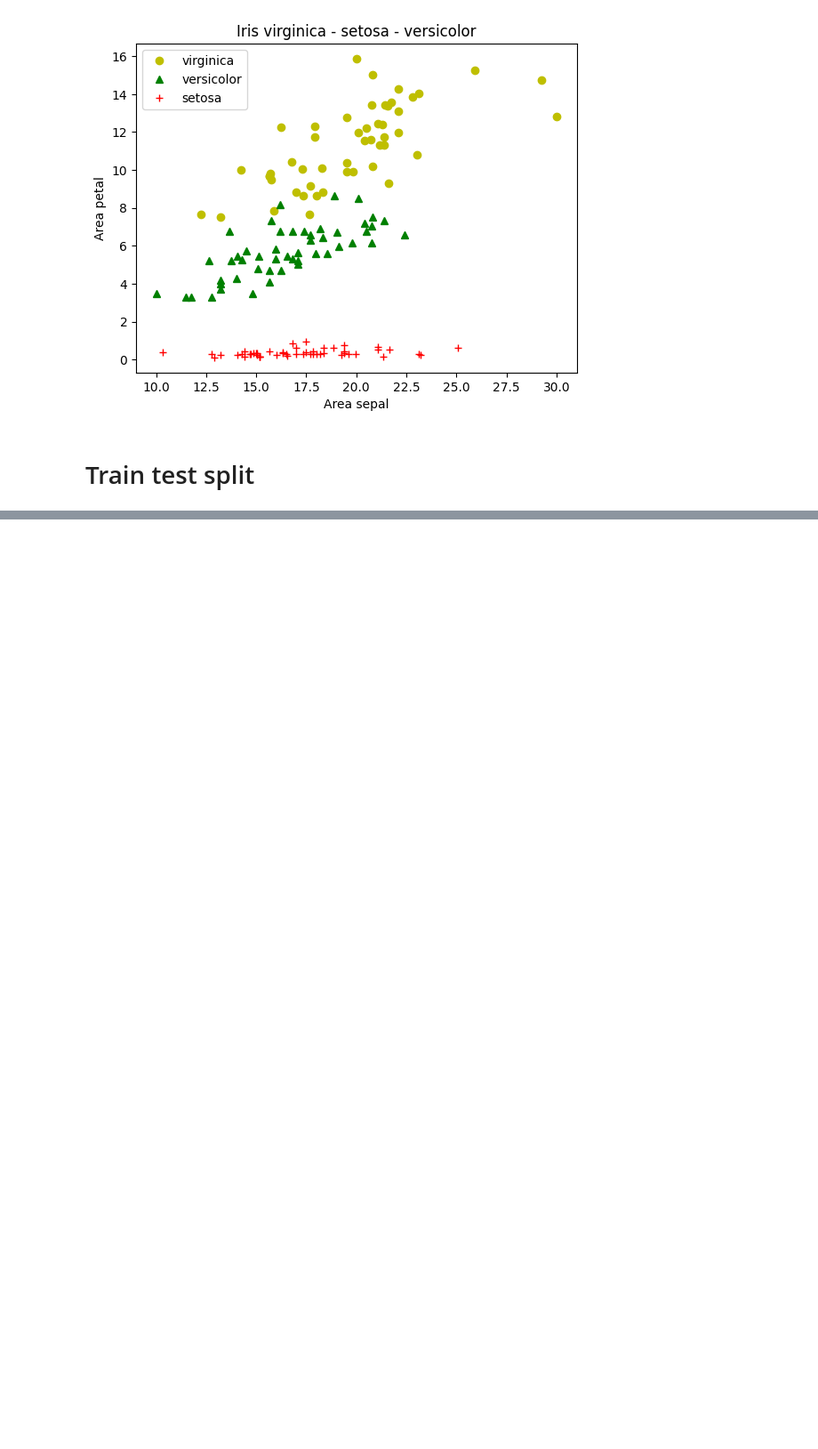
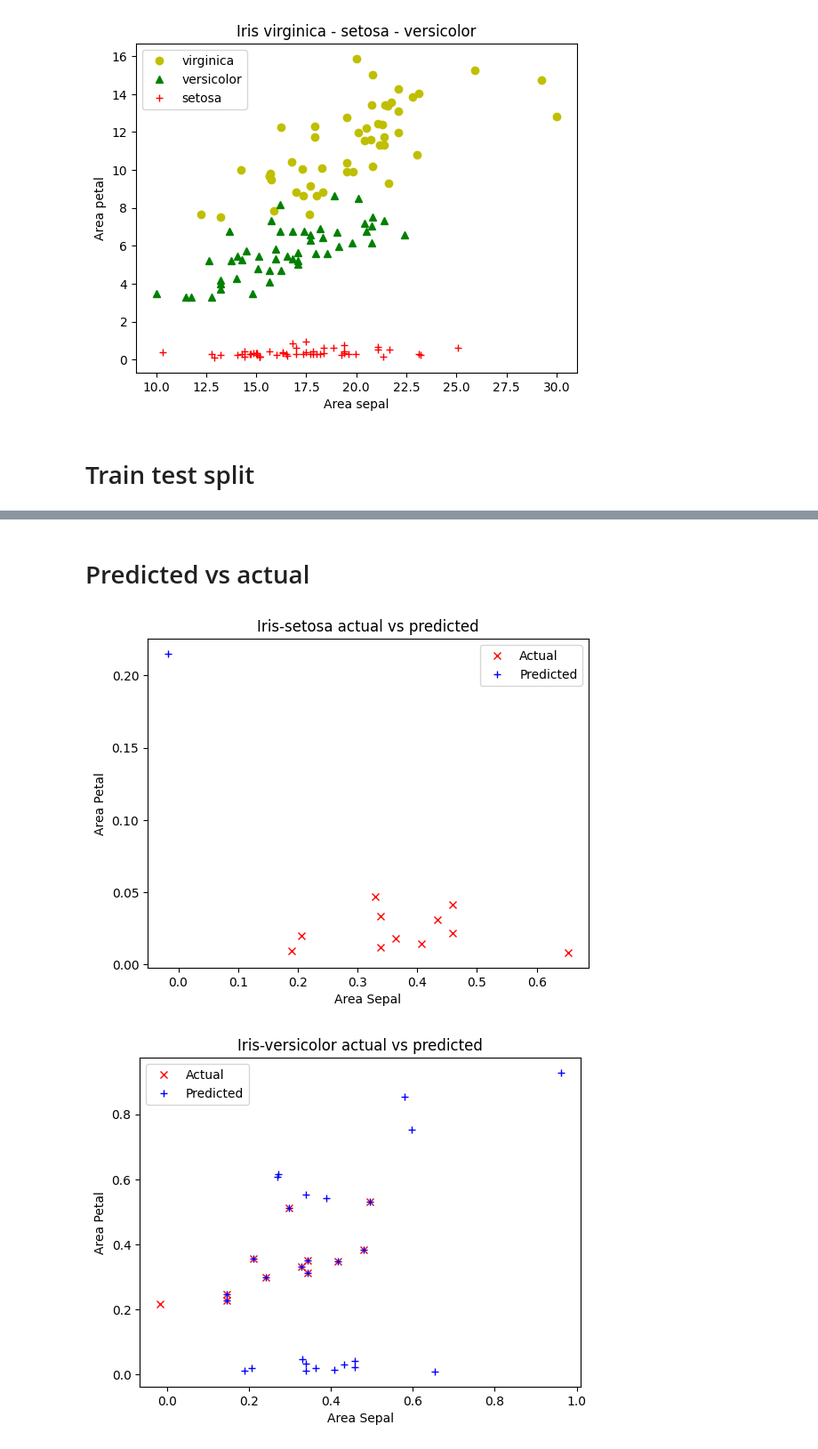
Before and after one commit to zdrobix/csubb, a Jupyter notebook: Semestru 4/IA/lab/lab6/problem3_implementation.ipynb, the cells around one changed output, grey strips where cells are left out. Shown at 89% size. Saved outputs shown, nothing was run; the diff lists cells and outputs as text; code cells hidden in the pictures; blank space fills up the shorter version.

```diff
--- a/Semestru 4/IA/lab/lab6/problem3_implementation.ipynb
+++ b/Semestru 4/IA/lab/lab6/problem3_implementation.ipynb
@@ -167,0 +191,2 @@ AttributeError: 'numpy.ndarray' object has no attribute 'iloc'
+# %%
+x_train_norm, x_test_norm, min_max_list = normalisation(x_train, x_test)
@@ -167,0 +195,63 @@ AttributeError: 'numpy.ndarray' object has no attribute 'iloc'
+# %%
+y_train_numeric = np.array([label_map[label.item()] for label in y_train])
+
+model = LogisticRegression()
+model.fit(x_train_norm, y_train_numeric)
+
+w0 = model.bias
+w1 = model.coef[0]
+w2 = model.coef[1]
+
+area_sepal_train, area_petal_train = zip(*x_train_norm)
+area_sepal_train = np.array(area_sepal_train)
+area_petal_train = np.array(area_petal_train)
+# %% [markdown]
+# Predicted vs actual
+# %%
+y_predict = model.predict(x_test_norm)
+
+area_sepal_test, area_petal_test = zip(*x_test_norm)
+
+area_sepal_test = list(area_sepal_test)
+area_petal_test = list(area_petal_test)
+y_test = list(y_test)
+y_predict = list([label_map_reverse[label] for label in y_predict])
+
+plot(title='Iris-setosa actual vs predicted',
+    x1=[area_sepal_test[i] for i in range(len(y_test)) if y_test[i] == 'Iris-setosa'],
+    y1=[area_petal_test[i] for i in range(len(y_test)) if y_test[i] == 'Iris-setosa'],
+    label1='Actual',
+    x2=[area_sepal_test[i] for i in range(len(y_test)) if y_predict[i] == 'Iris-setosa'],
+    y2=[area_petal_test[i] for i in range(len(y_test)) if y_predict[i] == 'Iris-setosa'],
+    label2='Predicted',
+    title1='Area Sepal',
+    title2='Area Petal',
+    mode1='rx',
+    mode2='b+')
+
+plot(title='Iris-versicolor actual vs predicted',
+    x1=[area_sepal_test[i] for i in range(len(y_test)) if y_test[i] == 'Iris-versicolor'],
+    y1=[area_petal_test[i] for i in range(len(y_test)) if y_test[i] == 'Iris-versicolor'],
+    label1='Actual',
+    x2=[area_sepal_test[i] for i in range(len(y_test)) if y_predict[i] == 'Iris-versicolor'],
+    y2=[area_petal_test[i] for i in range(len(y_test)) if y_predict[i] == 'Iris-versicolor'],
+    label2='Predicted',
+    title1='Area Sepal',
+    title2='Area Petal',
+    mode1='rx',
+    mode2='b+')
+
+plot(title='Iris-virginica actual vs predicted',
+    x1=[area_sepal_test[i] for i in range(len(y_test)) if y_test[i] == 'Iris-virginica'],
+    y1=[area_petal_test[i] for i in range(len(y_test)) if y_test[i] == 'Iris-virginica'],
+    label1='Actual',
+    x2=[area_sepal_test[i] for i in range(len(y_test)) if y_predict[i] == 'Iris-virginica'],
+    y2=[area_petal_test[i] for i in range(len(y_test)) if y_predict[i] == 'Iris-virginica'],
+    label2='Predicted',
+    title1='Area Sepal',
+    title2='Area Petal',
+    mode1='rx',
+    mode2='b+')
+# %% [output]
+[figure, added]
+[figure, added]
```
Also changed, not shown: parts of 9 cells of this notebook, 1 other file.
